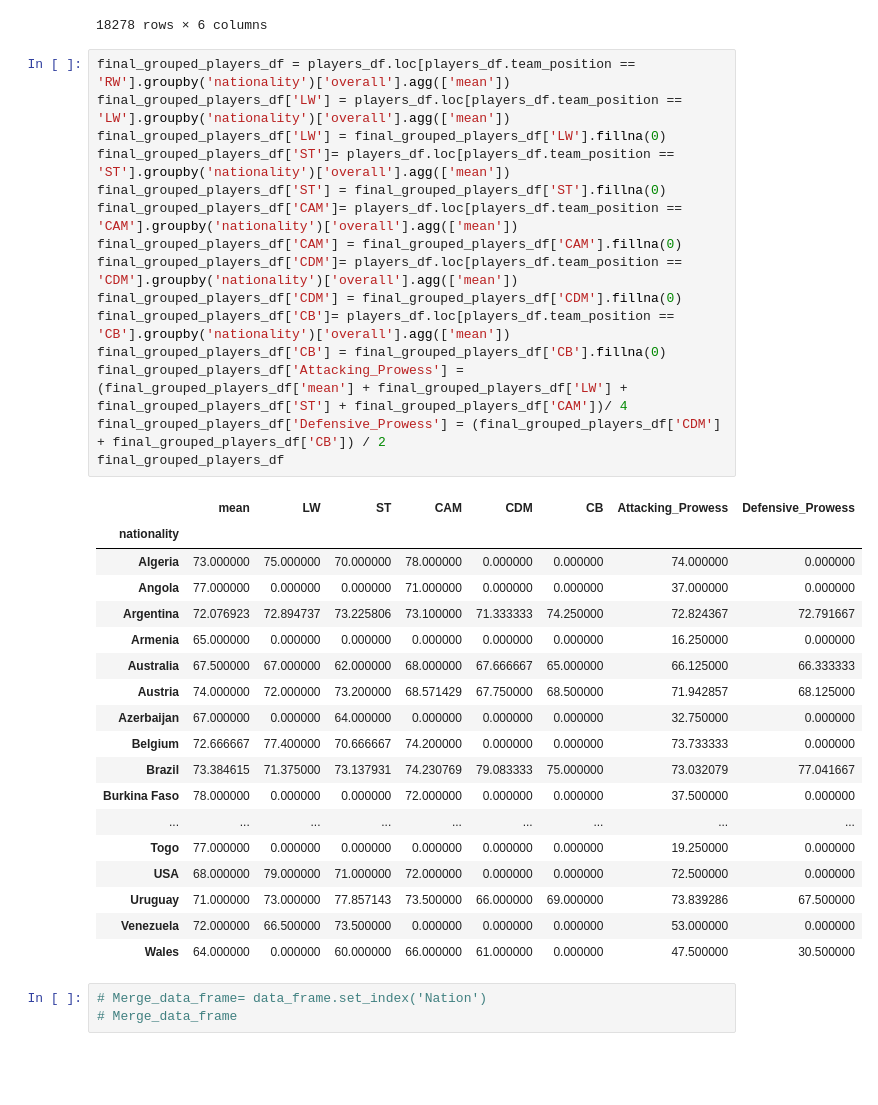
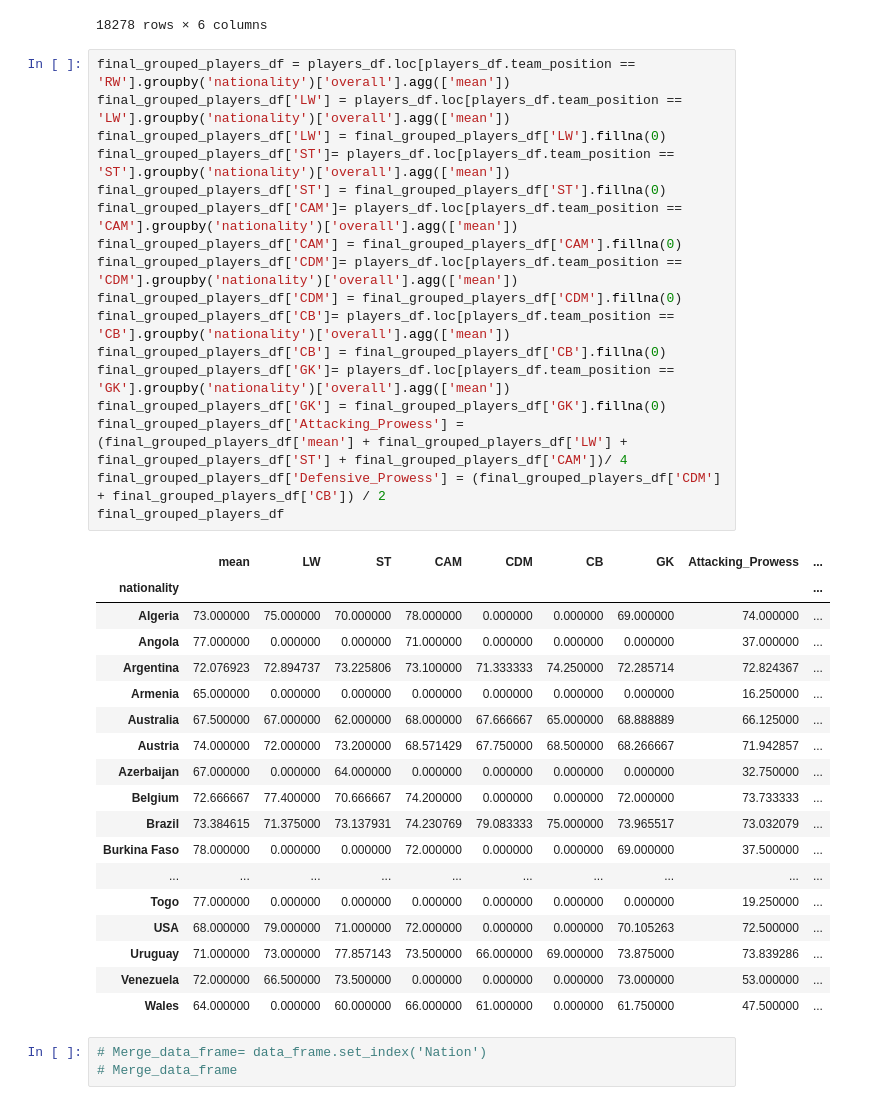
Before and after one commit to rajat3Illinois/2021_Spring_finals, a Jupyter notebook: WorldCupTeamPredictor.ipynb, the cells around one changed output. Saved outputs shown, nothing was run; the diff lists cells and outputs as text; blank space fills up the shorter version.

Commit message:
Adding the goalkeeper strength to the team.
Analyzing the game between two teams.

```diff
--- a/WorldCupTeamPredictor.ipynb
+++ b/WorldCupTeamPredictor.ipynb
@@ -55,37 +55,39 @@ players_df
 # %%
 final_grouped_players_df = players_df.loc[players_df.team_position == 'RW'].groupby('nationality')['overall'].agg(['mean'])
 final_grouped_players_df['LW'] = players_df.loc[players_df.team_position == 'LW'].groupby('nationality')['overall'].agg(['mean'])
 final_grouped_players_df['LW'] = final_grouped_players_df['LW'].fillna(0)
 final_grouped_players_df['ST']= players_df.loc[players_df.team_position == 'ST'].groupby('nationality')['overall'].agg(['mean'])
 final_grouped_players_df['ST'] = final_grouped_players_df['ST'].fillna(0)
 final_grouped_players_df['CAM']= players_df.loc[players_df.team_position == 'CAM'].groupby('nationality')['overall'].agg(['mean'])
 final_grouped_players_df['CAM'] = final_grouped_players_df['CAM'].fillna(0)
 final_grouped_players_df['CDM']= players_df.loc[players_df.team_position == 'CDM'].groupby('nationality')['overall'].agg(['mean'])
 final_grouped_players_df['CDM'] = final_grouped_players_df['CDM'].fillna(0)
 final_grouped_players_df['CB']= players_df.loc[players_df.team_position == 'CB'].groupby('nationality')['overall'].agg(['mean'])
 final_grouped_players_df['CB'] = final_grouped_players_df['CB'].fillna(0)
+final_grouped_players_df['GK']= players_df.loc[players_df.team_position == 'GK'].groupby('nationality')['overall'].agg(['mean'])
+final_grouped_players_df['GK'] = final_grouped_players_df['GK'].fillna(0)
 final_grouped_players_df['Attacking_Prowess'] = (final_grouped_players_df['mean'] + final_grouped_players_df['LW'] + final_grouped_players_df['ST'] + final_grouped_players_df['CAM'])/ 4
 final_grouped_players_df['Defensive_Prowess'] = (final_grouped_players_df['CDM'] + final_grouped_players_df['CB']) / 2
 final_grouped_players_df
 # %% [output]
-|  | mean | LW | ST | CAM | CDM | CB | Attacking_Prowess | Defensive_Prowess |
-| nationality |  |  |  |  |  |  |  |  |
-| Algeria | 73.000000 | 75.000000 | 70.000000 | 78.000000 | 0.000000 | 0.000000 | 74.000000 | 0.000000 |
-| Angola | 77.000000 | 0.000000 | 0.000000 | 71.000000 | 0.000000 | 0.000000 | 37.000000 | 0.000000 |
-| Argentina | 72.076923 | 72.894737 | 73.225806 | 73.100000 | 71.333333 | 74.250000 | 72.824367 | 72.791667 |
-| Armenia | 65.000000 | 0.000000 | 0.000000 | 0.000000 | 0.000000 | 0.000000 | 16.250000 | 0.000000 |
-| Australia | 67.500000 | 67.000000 | 62.000000 | 68.000000 | 67.666667 | 65.000000 | 66.125000 | 66.333333 |
-| Austria | 74.000000 | 72.000000 | 73.200000 | 68.571429 | 67.750000 | 68.500000 | 71.942857 | 68.125000 |
-| Azerbaijan | 67.000000 | 0.000000 | 64.000000 | 0.000000 | 0.000000 | 0.000000 | 32.750000 | 0.000000 |
-| Belgium | 72.666667 | 77.400000 | 70.666667 | 74.200000 | 0.000000 | 0.000000 | 73.733333 | 0.000000 |
-| Brazil | 73.384615 | 71.375000 | 73.137931 | 74.230769 | 79.083333 | 75.000000 | 73.032079 | 77.041667 |
-| Burkina Faso | 78.000000 | 0.000000 | 0.000000 | 72.000000 | 0.000000 | 0.000000 | 37.500000 | 0.000000 |
-| ... | ... | ... | ... | ... | ... | ... | ... | ... |
-| Togo | 77.000000 | 0.000000 | 0.000000 | 0.000000 | 0.000000 | 0.000000 | 19.250000 | 0.000000 |
-| USA | 68.000000 | 79.000000 | 71.000000 | 72.000000 | 0.000000 | 0.000000 | 72.500000 | 0.000000 |
-| Uruguay | 71.000000 | 73.000000 | 77.857143 | 73.500000 | 66.000000 | 69.000000 | 73.839286 | 67.500000 |
-| Venezuela | 72.000000 | 66.500000 | 73.500000 | 0.000000 | 0.000000 | 0.000000 | 53.000000 | 0.000000 |
-| Wales | 64.000000 | 0.000000 | 60.000000 | 66.000000 | 61.000000 | 0.000000 | 47.500000 | 30.500000 |
+|  | mean | LW | ST | CAM | CDM | CB | GK | Attacking_Prowess | ... |
+| nationality |  |  |  |  |  |  |  |  | ... |
+| Algeria | 73.000000 | 75.000000 | 70.000000 | 78.000000 | 0.000000 | 0.000000 | 69.000000 | 74.000000 | ... |
+| Angola | 77.000000 | 0.000000 | 0.000000 | 71.000000 | 0.000000 | 0.000000 | 0.000000 | 37.000000 | ... |
+| Argentina | 72.076923 | 72.894737 | 73.225806 | 73.100000 | 71.333333 | 74.250000 | 72.285714 | 72.824367 | ... |
+| Armenia | 65.000000 | 0.000000 | 0.000000 | 0.000000 | 0.000000 | 0.000000 | 0.000000 | 16.250000 | ... |
+| Australia | 67.500000 | 67.000000 | 62.000000 | 68.000000 | 67.666667 | 65.000000 | 68.888889 | 66.125000 | ... |
+| Austria | 74.000000 | 72.000000 | 73.200000 | 68.571429 | 67.750000 | 68.500000 | 68.266667 | 71.942857 | ... |
+| Azerbaijan | 67.000000 | 0.000000 | 64.000000 | 0.000000 | 0.000000 | 0.000000 | 0.000000 | 32.750000 | ... |
+| Belgium | 72.666667 | 77.400000 | 70.666667 | 74.200000 | 0.000000 | 0.000000 | 72.000000 | 73.733333 | ... |
+| Brazil | 73.384615 | 71.375000 | 73.137931 | 74.230769 | 79.083333 | 75.000000 | 73.965517 | 73.032079 | ... |
+| Burkina Faso | 78.000000 | 0.000000 | 0.000000 | 72.000000 | 0.000000 | 0.000000 | 69.000000 | 37.500000 | ... |
+| ... | ... | ... | ... | ... | ... | ... | ... | ... | ... |
+| Togo | 77.000000 | 0.000000 | 0.000000 | 0.000000 | 0.000000 | 0.000000 | 0.000000 | 19.250000 | ... |
+| USA | 68.000000 | 79.000000 | 71.000000 | 72.000000 | 0.000000 | 0.000000 | 70.105263 | 72.500000 | ... |
+| Uruguay | 71.000000 | 73.000000 | 77.857143 | 73.500000 | 66.000000 | 69.000000 | 73.875000 | 73.839286 | ... |
+| Venezuela | 72.000000 | 66.500000 | 73.500000 | 0.000000 | 0.000000 | 0.000000 | 73.000000 | 53.000000 | ... |
+| Wales | 64.000000 | 0.000000 | 60.000000 | 66.000000 | 61.000000 | 0.000000 | 61.750000 | 47.500000 | ... |
 # %%
 # Merge_data_frame= data_frame.set_index('Nation')
 # Merge_data_frame
```
Also changed, not shown: parts of 6 cells of this notebook, 1 other file.
